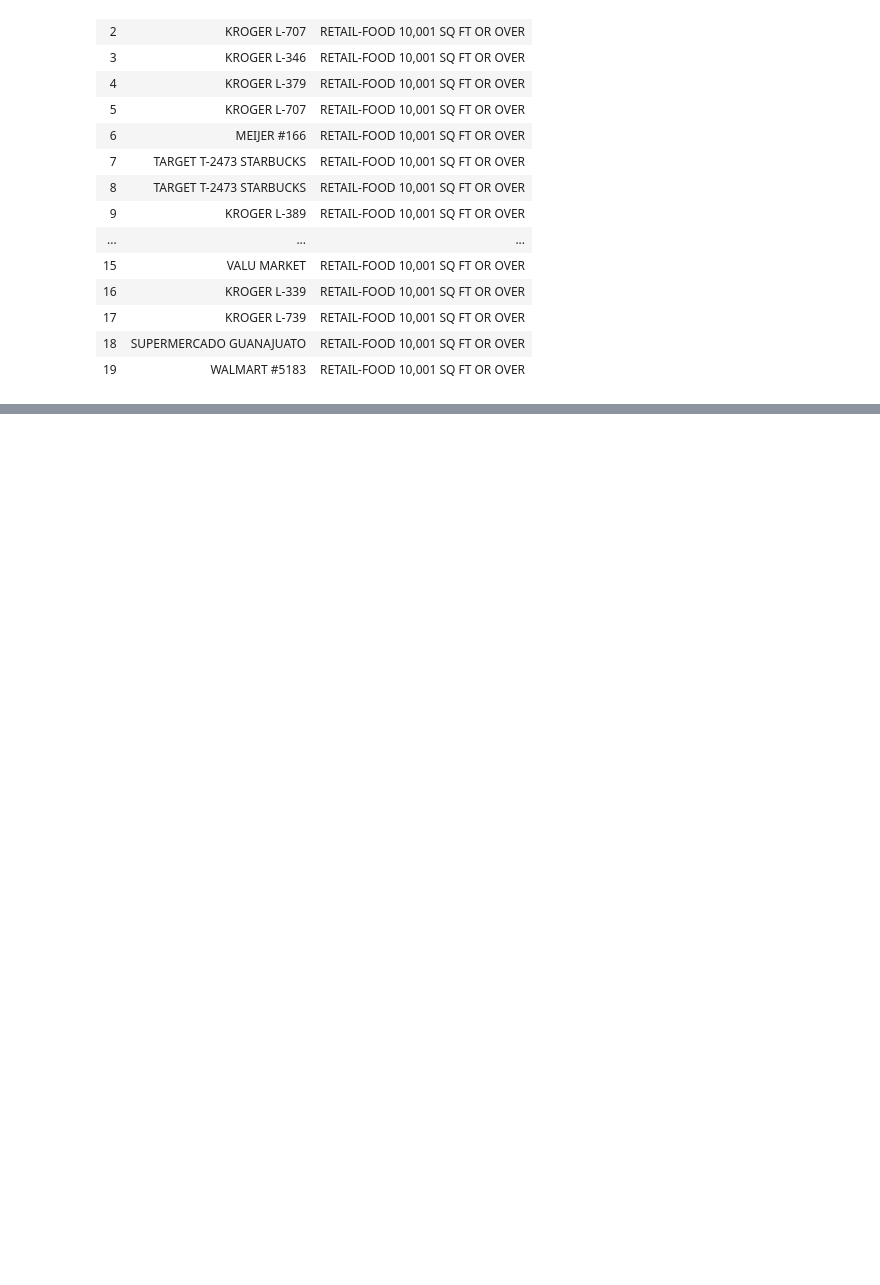
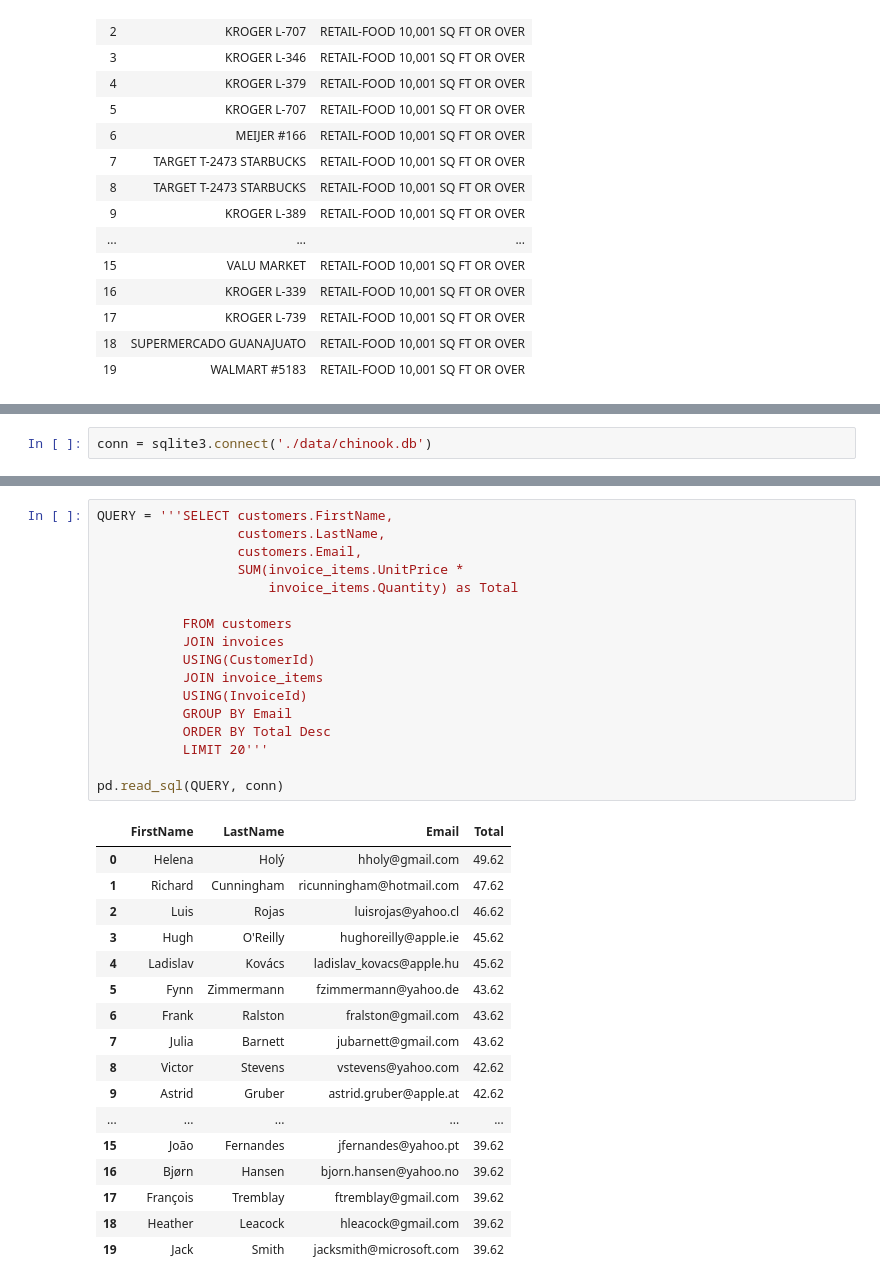
Before and after one commit to lecritch/dsc-chi-mod1-review, a Jupyter notebook: index.ipynb, the cells around one changed output, grey strips where cells are left out. Cells and saved outputs as stored; diff of their text form; blank space fills up the shorter version.

```diff
--- a/index.ipynb
+++ b/index.ipynb
@@ -376,0 +385,2 @@ Find the values of `EstablishmentName` of the 20 inspections whose `Score` most
+# %%
+conn = sqlite3.connect('./data/chinook.db')
@@ -376,0 +461,35 @@ Find the values of `EstablishmentName` of the 20 inspections whose `Score` most
+# %%
+QUERY = '''SELECT customers.FirstName,
+                  customers.LastName,
+                  customers.Email,
+                  SUM(invoice_items.UnitPrice *
+                      invoice_items.Quantity) as Total
+
+           FROM customers
+           JOIN invoices
+           USING(CustomerId)
+           JOIN invoice_items
+           USING(InvoiceId)
+           GROUP BY Email
+           ORDER BY Total Desc
+           LIMIT 20'''
+
+pd.read_sql(QUERY, conn)
+# %% [output]
+|  | FirstName | LastName | Email | Total |
+| 0 | Helena | Holý | hholy@gmail.com | 49.62 |
+| 1 | Richard | Cunningham | ricunningham@hotmail.com | 47.62 |
+| 2 | Luis | Rojas | luisrojas@yahoo.cl | 46.62 |
+| 3 | Hugh | O'Reilly | hughoreilly@apple.ie | 45.62 |
+| 4 | Ladislav | Kovács | ladislav_kovacs@apple.hu | 45.62 |
+| 5 | Fynn | Zimmermann | fzimmermann@yahoo.de | 43.62 |
+| 6 | Frank | Ralston | fralston@gmail.com | 43.62 |
+| 7 | Julia | Barnett | jubarnett@gmail.com | 43.62 |
+| 8 | Victor | Stevens | vstevens@yahoo.com | 42.62 |
+| 9 | Astrid | Gruber | astrid.gruber@apple.at | 42.62 |
+| ... | ... | ... | ... | ... |
+| 15 | João | Fernandes | jfernandes@yahoo.pt | 39.62 |
+| 16 | Bjørn | Hansen | bjorn.hansen@yahoo.no | 39.62 |
+| 17 | François | Tremblay | ftremblay@gmail.com | 39.62 |
+| 18 | Heather | Leacock | hleacock@gmail.com | 39.62 |
+| 19 | Jack | Smith | jacksmith@microsoft.com | 39.62 |
```
Also changed, not shown: parts of 27 cells of this notebook, 2 other files.
